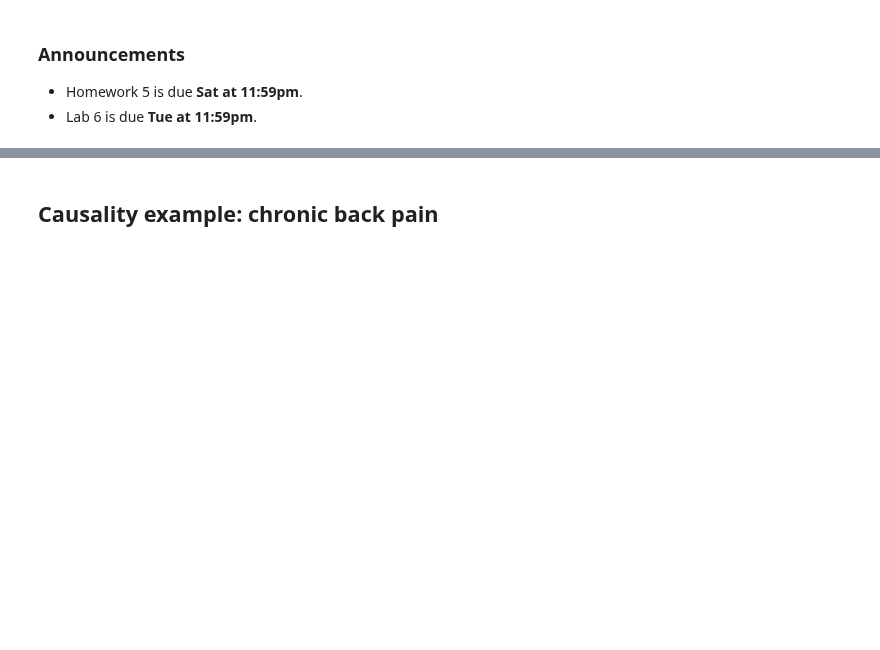
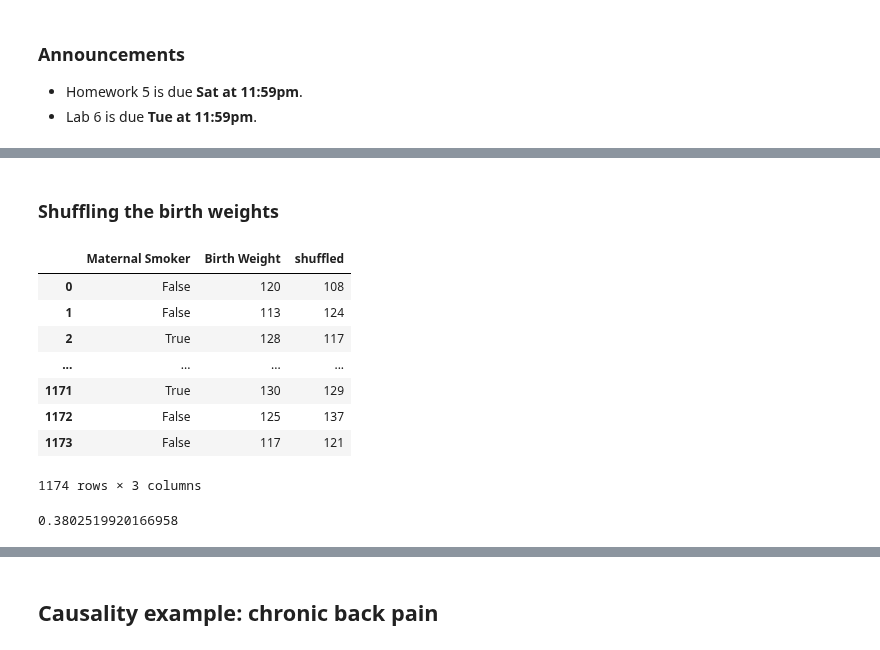
Before and after one commit to dsc-courses/dsc10-2022-su, a Jupyter notebook: lectures/lec18/lec18.ipynb, the cells around one changed output, grey strips where cells are left out. Cells and saved outputs as stored; diff of their text form; code cells hidden in the pictures; blank space fills up the shorter version.

```diff
--- a/lectures/lec18/lec18.ipynb
+++ b/lectures/lec18/lec18.ipynb
@@ -31,0 +64,4 @@ pd.set_option("display.precision", 2)
+# %%
+baby = bpd.read_csv('data/baby.csv')
+smoking_and_birthweight = baby.get(['Maternal Smoker', 'Birth Weight'])
+smoking_and_birthweight
@@ -31,0 +78,26 @@ pd.set_option("display.precision", 2)
+# %% [markdown]
+### Shuffling the birth weights
+# %%
+original_and_shuffled = smoking_and_birthweight.assign(
+    shuffled=np.random.permutation(smoking_and_birthweight.get('Birth Weight'))
+)
+original_and_shuffled
+# %% [output]
+|  | Maternal Smoker | Birth Weight | shuffled |
+| 0 | False | 120 | 108 |
+| 1 | False | 113 | 124 |
+| 2 | True | 128 | 117 |
+| ... | ... | ... | ... |
+| 1171 | True | 130 | 129 |
+| 1172 | False | 125 | 137 |
+| 1173 | False | 117 | 121 |
+1174 rows × 3 columns
+# %%
+# Our test statistic
+def difference_in_mean_weights(weights_df):
+    group_means = weights_df.groupby('Maternal Smoker').mean().get('shuffled')
+    return group_means.loc[False] - group_means.loc[True]
+
+difference_in_mean_weights(original_and_shuffled)
+# %% [output]
+0.3802519920166958
```
Also changed, not shown: parts of 78 cells of this notebook, 1 other file.
